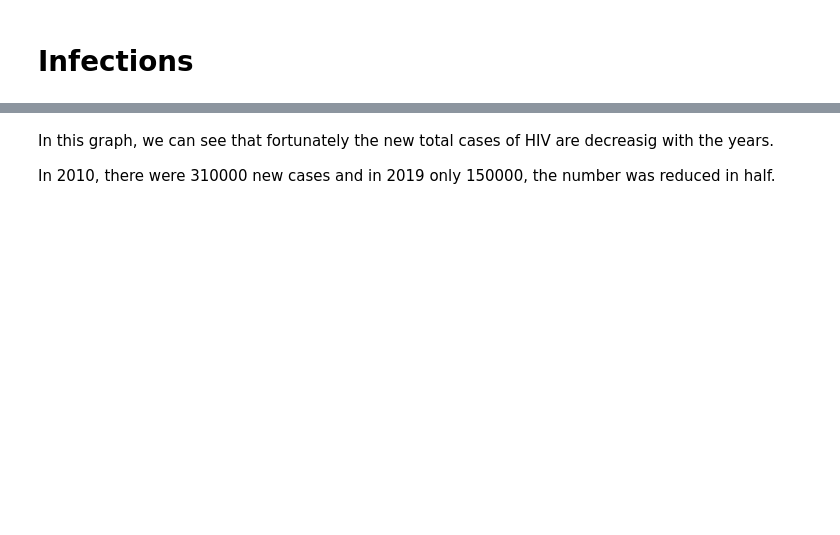
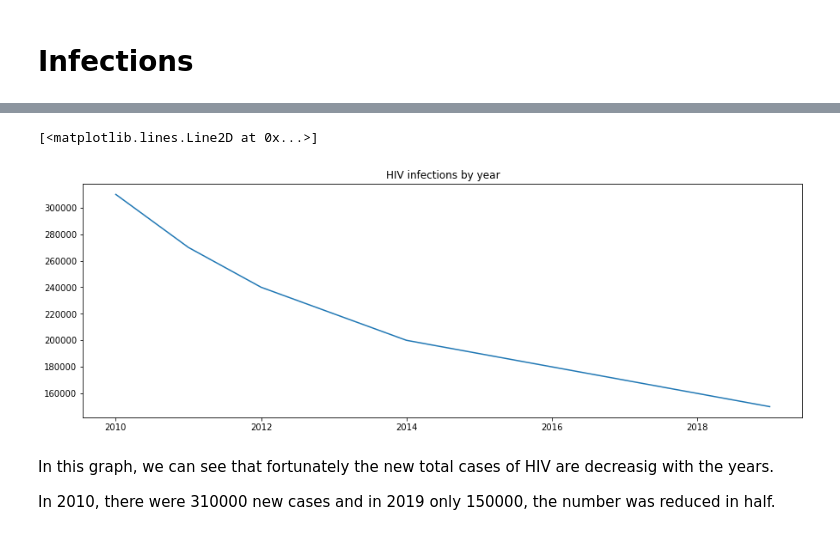
Before and after one commit to Yaiza0706/DataScienceProject, a Jupyter notebook: HIV analysis.ipynb, the cells around one changed output, grey strips where cells are left out. Saved outputs shown, nothing was run; the diff lists cells and outputs as text; code cells hidden in the pictures; blank space fills up the shorter version.

Commit message:
corrected some titles for the graphs

```diff
--- a/HIV analysis.ipynb
+++ b/HIV analysis.ipynb
@@ -280,9 +299,12 @@ infections.head()
 # %%
 b= infections[(infections["Country/Region"] == "Global")]
 y= b[(b["Sex"] == "Both")]["Value"]
-plt.title("HIV-related deaths by year")
+plt.title("HIV infections by year")
 plt.plot(years,y)
 #print(y)
+# %% [output]
+[<matplotlib.lines.Line2D at 0x...>]
+[figure, added]
 # %% [markdown]
 In this graph, we can see that fortunately the new total cases of HIV are decreasig with the years.
 
```
Also changed, not shown: parts of 16 cells of this notebook.
